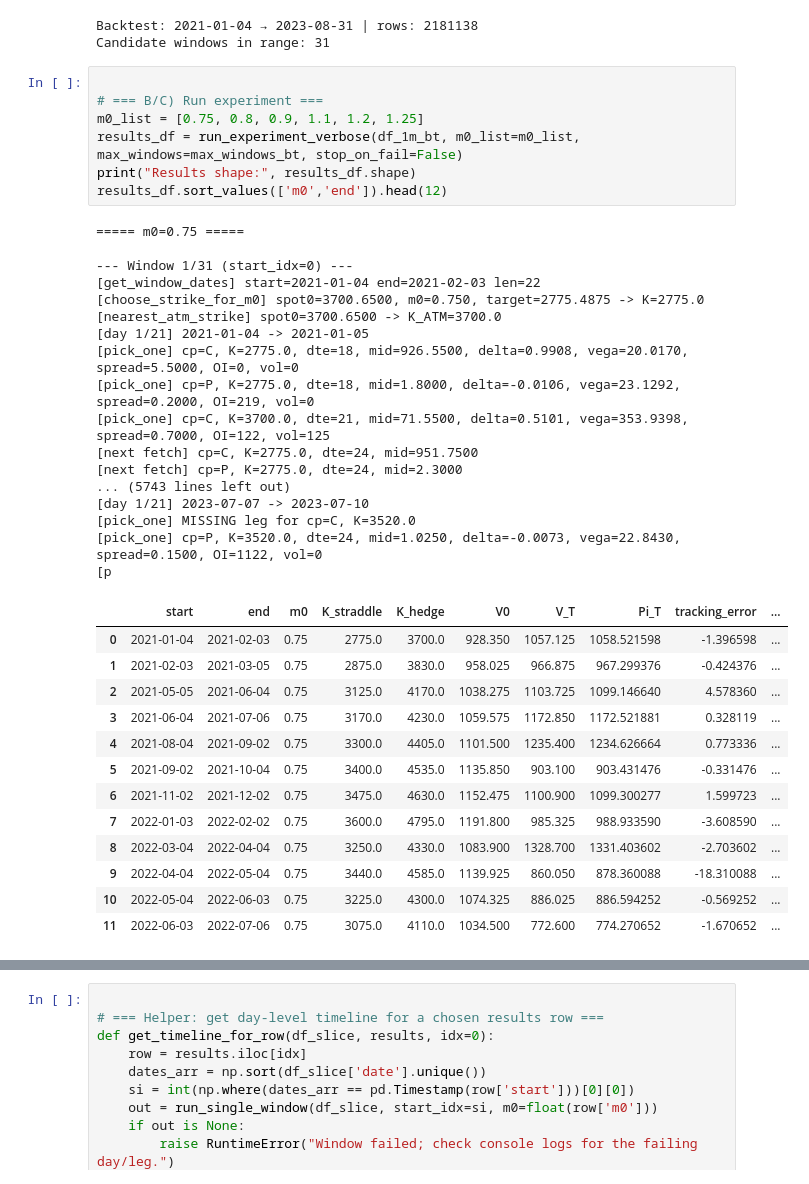
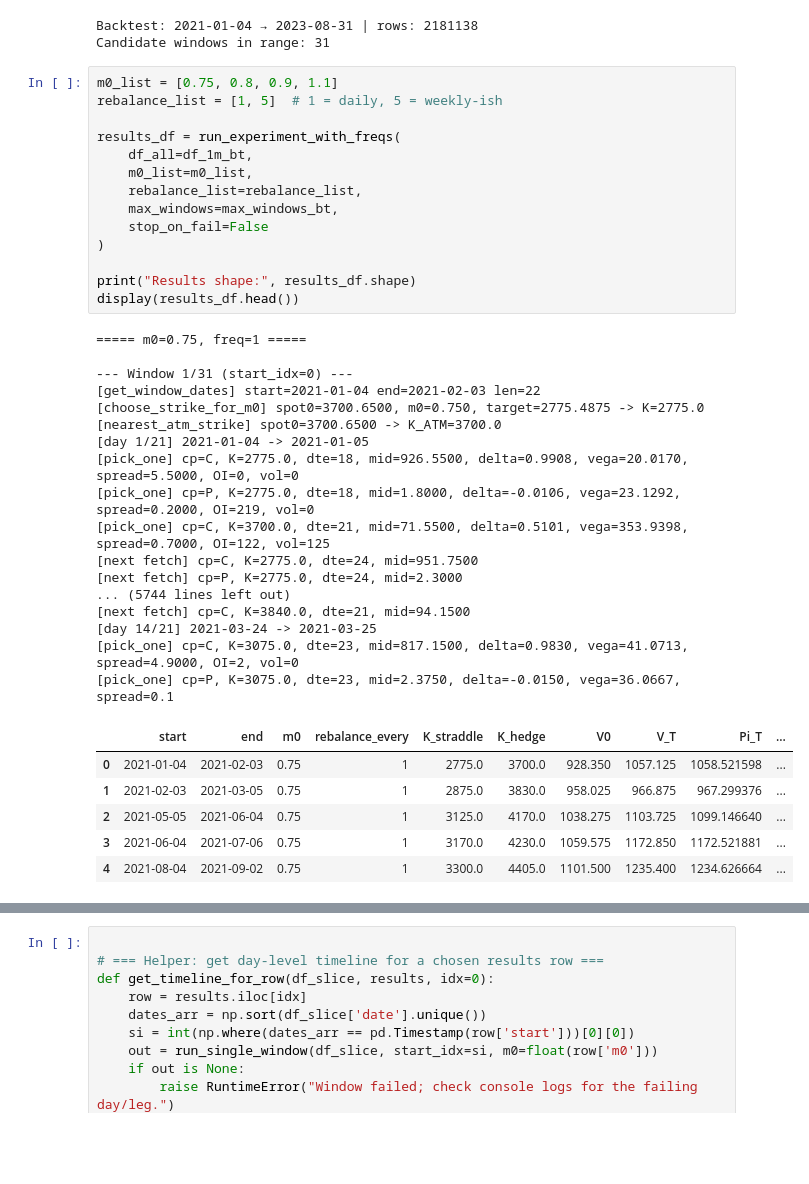
Before and after one commit to Bulbasaurabh/VolGAN-replica, a Jupyter notebook: notebooks/delta_vega_hedging_workflow_OM_underlying.ipynb, the cells around one changed output, grey strips where cells are left out. Saved outputs shown, nothing was run; the diff lists cells and outputs as text; blank space fills up the shorter version.

```diff
--- a/notebooks/delta_vega_hedging_workflow_OM_underlying.ipynb
+++ b/notebooks/delta_vega_hedging_workflow_OM_underlying.ipynb
@@ -396,43 +540,43 @@ print("Candidate windows in range:", max_windows_bt)
 Backtest: 2021-01-04 → 2023-08-31 | rows: 2181138
 Candidate windows in range: 31
 # %%
+m0_list = [0.75, 0.8, 0.9, 1.1]
+rebalance_list = [1, 5]  # 1 = daily, 5 = weekly-ish
 
-# === B/C) Run experiment ===
-m0_list = [0.75, 0.8, 0.9, 1.1, 1.2, 1.25]
-results_df = run_experiment_verbose(df_1m_bt, m0_list=m0_list, max_windows=max_windows_bt, stop_on_fail=False)
+results_df = run_experiment_with_freqs(
+    df_all=df_1m_bt,
+    m0_list=m0_list,
+    rebalance_list=rebalance_list,
+    max_windows=max_windows_bt,
+    stop_on_fail=False
+)
+
 print("Results shape:", results_df.shape)
-results_df.sort_values(['m0','end']).head(12)
+display(results_df.head())
 # %% [output]
-===== m0=0.75 =====
+===== m0=0.75, freq=1 =====
 
 --- Window 1/31 (start_idx=0) ---
 [get_window_dates] start=2021-01-04 end=2021-02-03 len=22
 [choose_strike_for_m0] spot0=3700.6500, m0=0.750, target=2775.4875 -> K=2775.0
 [nearest_atm_strike] spot0=3700.6500 -> K_ATM=3700.0
 [day 1/21] 2021-01-04 -> 2021-01-05
 [pick_one] cp=C, K=2775.0, dte=18, mid=926.5500, delta=0.9908, vega=20.0170, spread=5.5000, OI=0, vol=0
 [pick_one] cp=P, K=2775.0, dte=18, mid=1.8000, delta=-0.0106, vega=23.1292, spread=0.2000, OI=219, vol=0
 [pick_one] cp=C, K=3700.0, dte=21, mid=71.5500, delta=0.5101, vega=353.9398, spread=0.7000, OI=122, vol=125
 [next fetch] cp=C, K=2775.0, dte=24, mid=951.7500
 [next fetch] cp=P, K=2775.0, dte=24, mid=2.3000
-... (5743 lines left out)
-[day 1/21] 2023-07-07 -> 2023-07-10
-[pick_one] MISSING leg for cp=C, K=3520.0
-[pick_one] cp=P, K=3520.0, dte=24, mid=1.0250, delta=-0.0073, vega=22.8430, spread=0.1500, OI=1122, vol=0
-[p
+... (5744 lines left out)
+[next fetch] cp=C, K=3840.0, dte=21, mid=94.1500
+[day 14/21] 2021-03-24 -> 2021-03-25
+[pick_one] cp=C, K=3075.0, dte=23, mid=817.1500, delta=0.9830, vega=41.0713, spread=4.9000, OI=2, vol=0
+[pick_one] cp=P, K=3075.0, dte=23, mid=2.3750, delta=-0.0150, vega=36.0667, spread=0.1
-|  | start | end | m0 | K_straddle | K_hedge | V0 | V_T | Pi_T | tracking_error | ... |
-| 0 | 2021-01-04 | 2021-02-03 | 0.75 | 2775.0 | 3700.0 | 928.350 | 1057.125 | 1058.521598 | -1.396598 | ... |
-| 1 | 2021-02-03 | 2021-03-05 | 0.75 | 2875.0 | 3830.0 | 958.025 | 966.875 | 967.299376 | -0.424376 | ... |
-| 2 | 2021-05-05 | 2021-06-04 | 0.75 | 3125.0 | 4170.0 | 1038.275 | 1103.725 | 1099.146640 | 4.578360 | ... |
-| 3 | 2021-06-04 | 2021-07-06 | 0.75 | 3170.0 | 4230.0 | 1059.575 | 1172.850 | 1172.521881 | 0.328119 | ... |
-| 4 | 2021-08-04 | 2021-09-02 | 0.75 | 3300.0 | 4405.0 | 1101.500 | 1235.400 | 1234.626664 | 0.773336 | ... |
-| 5 | 2021-09-02 | 2021-10-04 | 0.75 | 3400.0 | 4535.0 | 1135.850 | 903.100 | 903.431476 | -0.331476 | ... |
-| 6 | 2021-11-02 | 2021-12-02 | 0.75 | 3475.0 | 4630.0 | 1152.475 | 1100.900 | 1099.300277 | 1.599723 | ... |
-| 7 | 2022-01-03 | 2022-02-02 | 0.75 | 3600.0 | 4795.0 | 1191.800 | 985.325 | 988.933590 | -3.608590 | ... |
-| 8 | 2022-03-04 | 2022-04-04 | 0.75 | 3250.0 | 4330.0 | 1083.900 | 1328.700 | 1331.403602 | -2.703602 | ... |
-| 9 | 2022-04-04 | 2022-05-04 | 0.75 | 3440.0 | 4585.0 | 1139.925 | 860.050 | 878.360088 | -18.310088 | ... |
-| 10 | 2022-05-04 | 2022-06-03 | 0.75 | 3225.0 | 4300.0 | 1074.325 | 886.025 | 886.594252 | -0.569252 | ... |
-| 11 | 2022-06-03 | 2022-07-06 | 0.75 | 3075.0 | 4110.0 | 1034.500 | 772.600 | 774.270652 | -1.670652 | ... |
+|  | start | end | m0 | rebalance_every | K_straddle | K_hedge | V0 | V_T | Pi_T | ... |
+| 0 | 2021-01-04 | 2021-02-03 | 0.75 | 1 | 2775.0 | 3700.0 | 928.350 | 1057.125 | 1058.521598 | ... |
+| 1 | 2021-02-03 | 2021-03-05 | 0.75 | 1 | 2875.0 | 3830.0 | 958.025 | 966.875 | 967.299376 | ... |
+| 2 | 2021-05-05 | 2021-06-04 | 0.75 | 1 | 3125.0 | 4170.0 | 1038.275 | 1103.725 | 1099.146640 | ... |
+| 3 | 2021-06-04 | 2021-07-06 | 0.75 | 1 | 3170.0 | 4230.0 | 1059.575 | 1172.850 | 1172.521881 | ... |
+| 4 | 2021-08-04 | 2021-09-02 | 0.75 | 1 | 3300.0 | 4405.0 | 1101.500 | 1235.400 | 1234.626664 | ... |
 # %%
 
 # === D) Summary table ===
```
Also changed, not shown: parts of 11 cells of this notebook.
